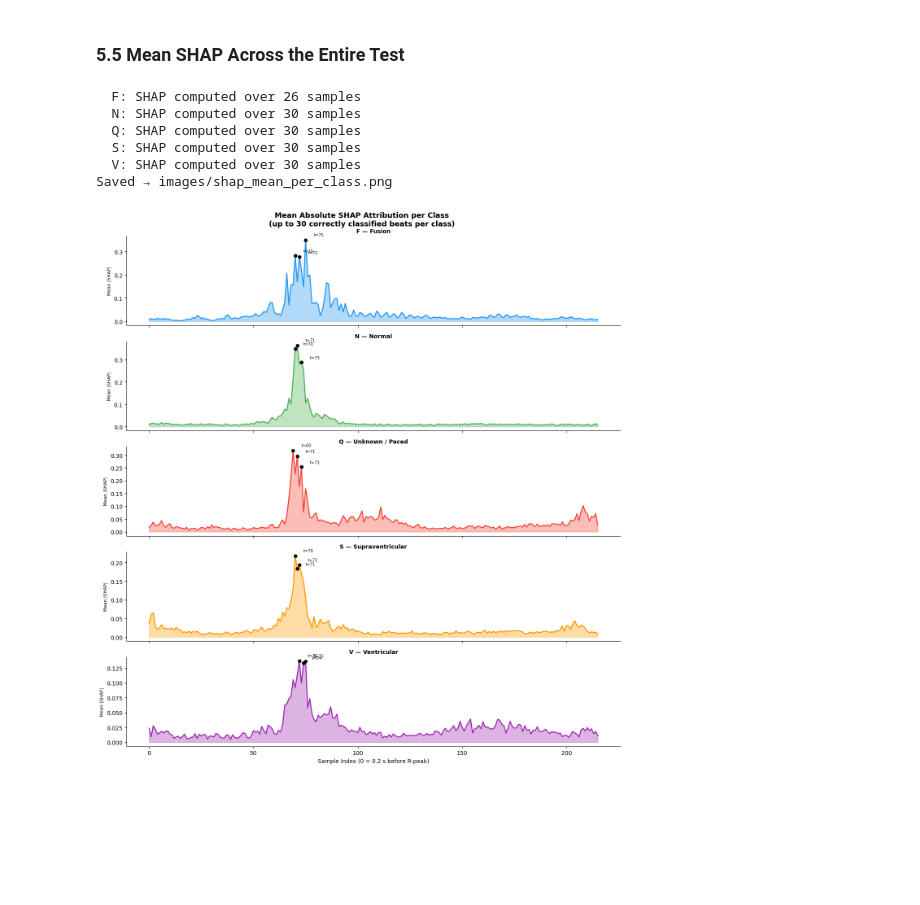
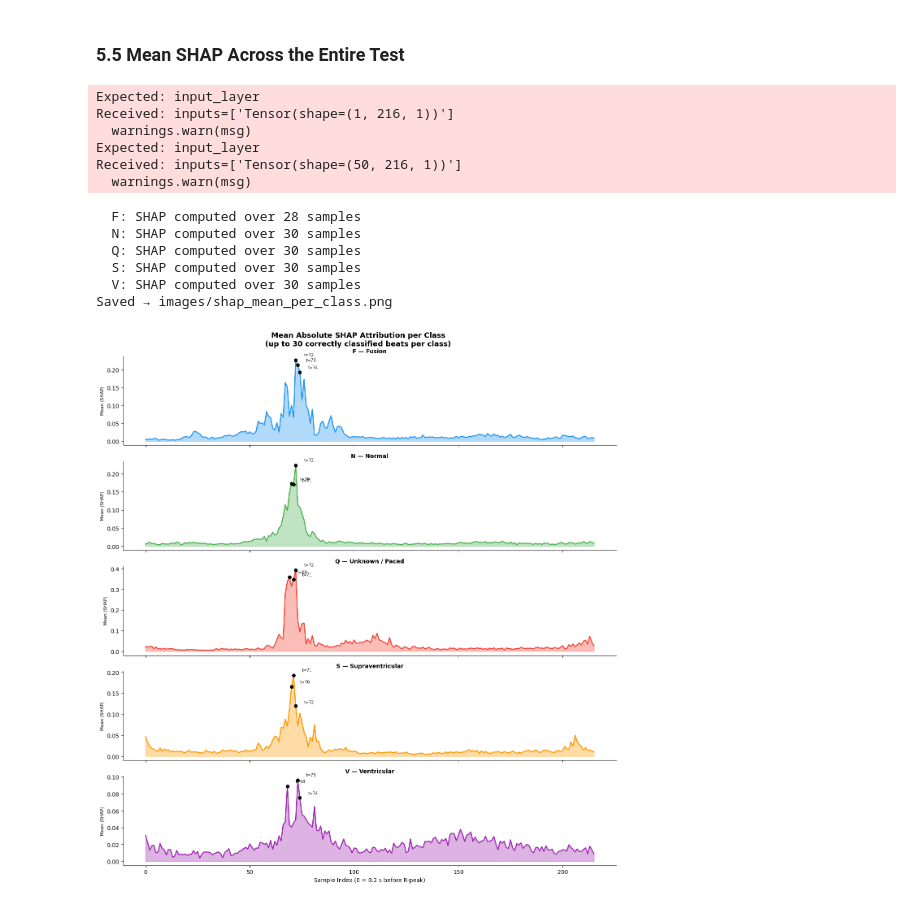
Before and after one commit to Sanugiw/ECG-Arrhythmia-Classifier, a Jupyter notebook: model_training.ipynb, the cells around one changed output. Saved outputs shown, nothing was run; the diff lists cells and outputs as text; code cells hidden in the pictures; blank space fills up the shorter version.

```diff
--- a/model_training.ipynb
+++ b/model_training.ipynb
@@ -592,0 +600,39 @@ plt.show()
+# %%
+from sklearn.metrics import roc_auc_score, roc_curve
+import matplotlib.pyplot as plt
+import numpy as np
+
+# ── Macro-averaged OvR ROC-AUC ───────────────────────────────────────────
+# y_pred_probs shape: (n_test, num_classes) — already computed in cell 18
+from tensorflow.keras.utils import to_categorical
+y_true_cat = to_categorical(y_true, num_classes=num_classes)
+
+auc_macro = roc_auc_score(y_true_cat, y_pred_probs, multi_class='ovr', average='macro')
+auc_per_class = roc_auc_score(y_true_cat, y_pred_probs, multi_class='ovr', average=None)
+
+print(f"Macro-averaged ROC-AUC (OvR): {auc_macro:.4f}")
+print("\nPer-class AUC:")
+for cls_name, auc in zip(encoder.classes_, auc_per_class):
+    print(f"  {cls_name} ({LABEL_FULL[cls_name]}): {auc:.4f}")
+
+# ── Plot ROC curve per class ──────────────────────────────────────────────
+palette = ["#2196F3", "#4CAF50", "#F44336", "#FF9800", "#9C27B0"]
+fig, ax = plt.subplots(figsize=(8, 6))
+
+for i, (cls_name, color) in enumerate(zip(encoder.classes_, palette)):
+    fpr, tpr, _ = roc_curve(y_true_cat[:, i], y_pred_probs[:, i])
+    ax.plot(fpr, tpr, color=color, linewidth=2,
+            label=f"{cls_name} — {LABEL_FULL[cls_name]} (AUC = {auc_per_class[i]:.3f})")
+
+ax.plot([0, 1], [0, 1], 'k--', linewidth=1, alpha=0.5, label='Random classifier')
+ax.set_xlabel('False Positive Rate', fontsize=11)
+ax.set_ylabel('True Positive Rate', fontsize=11)
+ax.set_title(f'ROC Curves per Class (Macro-avg AUC = {auc_macro:.4f})',
+             fontsize=12, fontweight='bold')
+ax.legend(loc='lower right', fontsize=9)
+ax.spines[['top', 'right']].set_visible(False)
+plt.tight_layout()
+os.makedirs('images', exist_ok=True)
+fig.savefig('images/roc_curves.png', dpi=300, bbox_inches='tight')
+print("Saved → images/roc_curves.png")
+plt.show()
@@ -952,7 +1465,7 @@ MAX_SHAP_SAMPLES = 30   # per class — raise if you have time/GPU
 SEQ_LEN          = 216  # samples per beat (360 Hz × 0.6 s)
 
 background = np.zeros((1, SEQ_LEN, 1))
-explainer  = sh.GradientExplainer(best_model, background)
+explainer  = sh.DeepExplainer(best_model, background)
 
 # Collect mean |SHAP| per class
 class_shap = {}   # cls_int → mean abs attribution array (216,)
@@ -992,37 +1505,43 @@ for ax, (cls, color) in zip(axes, zip(sorted(class_shap.keys()), palette)):
     ax.plot(t, sv_mean, color=color, linewidth=1.8,
             label=f"{cls_name} — {LABEL_FULL.get(cls_name, '')}")
     ax.set_ylabel("Mean |SHAP|", fontsize=8)
     ax.set_title(
         f"{cls_name} — {LABEL_FULL.get(cls_name, '')}",
         fontsize=10, fontweight="bold"
     )
     ax.spines[["top", "right"]].set_visible(False)
 
     # Mark top-3 most important timesteps
     top3 = np.argsort(sv_mean)[-3:]
     ax.scatter(top3, sv_mean[top3], color="black", zorder=5, s=30)
     for t_ in top3:
         ax.annotate(f"t={t_}", xy=(t_, sv_mean[t_]),
                     xytext=(t_ + 4, sv_mean[t_] * 1.05),
                     fontsize=7, color="black")
 
 axes[-1].set_xlabel("Sample Index (0 = 0.2 s before R-peak)", fontsize=10)
 fig.suptitle(
     f"Mean Absolute SHAP Attribution per Class\n"
     f"(up to {MAX_SHAP_SAMPLES} correctly classified beats per class)",
     fontsize=13, fontweight="bold"
 )
 
 fig.tight_layout()
 os.makedirs("images", exist_ok=True)
 fig.savefig("images/shap_mean_per_class.png", dpi=300, bbox_inches="tight")
 print("Saved → images/shap_mean_per_class.png")
 plt.show()
 # %% [output]
-  F: SHAP computed over 26 samples
-  N: SHAP computed over 30 samples
-  Q: SHAP computed over 30 samples
-  S: SHAP computed over 30 samples
-  V: SHAP computed over 30 samples
-Saved → images/shap_mean_per_class.png
+Expected: input_layer
+Received: inputs=['Tensor(shape=(1, 216, 1))']
+  warnings.warn(msg)
+Expected: input_layer
+Received: inputs=['Tensor(shape=(50, 216, 1))']
+  warnings.warn(msg)
+  F: SHAP computed over 28 samples
+  N: SHAP computed over 30 samples
+  Q: SHAP computed over 30 samples
+  S: SHAP computed over 30 samples
+  V: SHAP computed over 30 samples
+Saved → images/shap_mean_per_class.png
-[figure, old version]
+[figure, new version]
```
Also changed, not shown: parts of 19 cells of this notebook, 8 other files.
